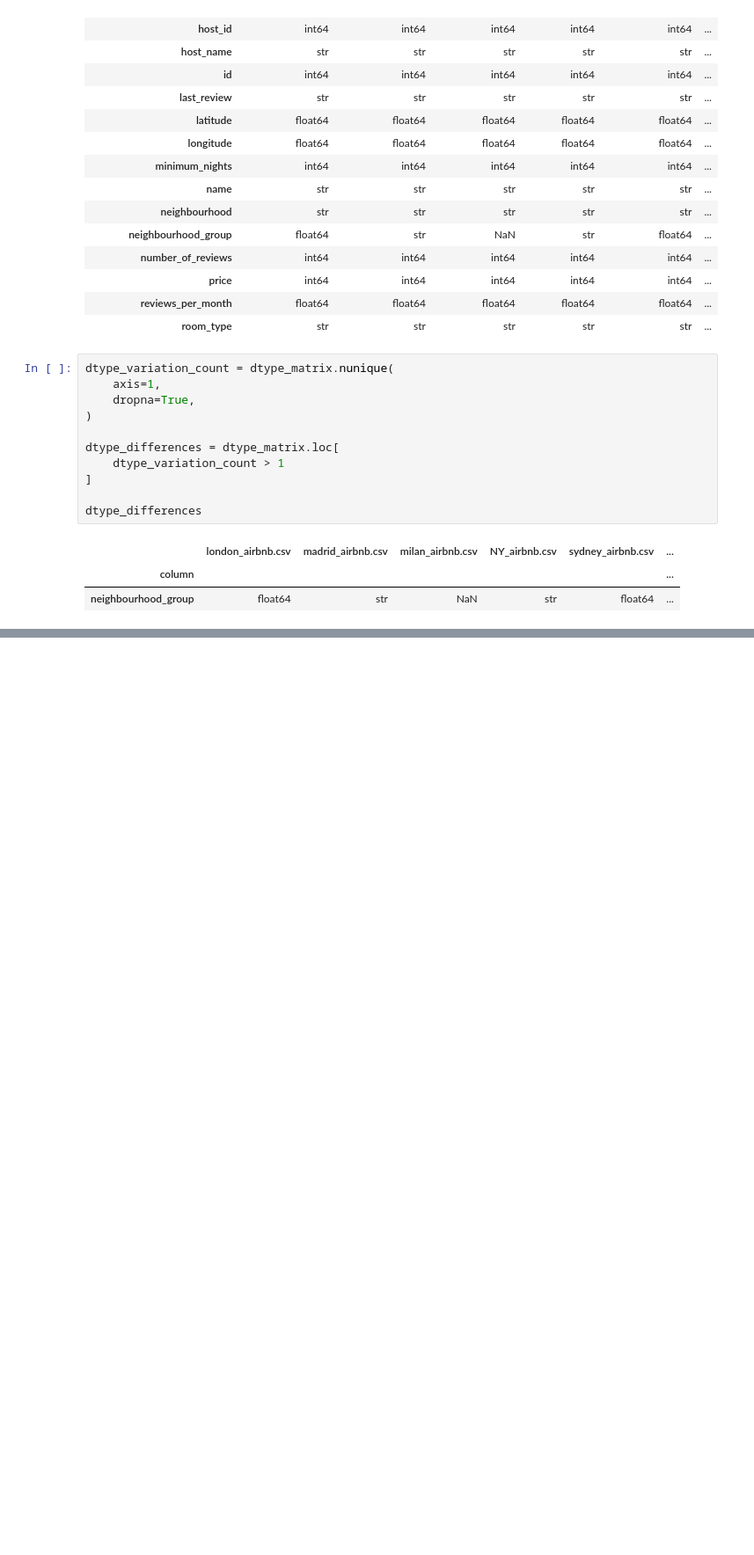
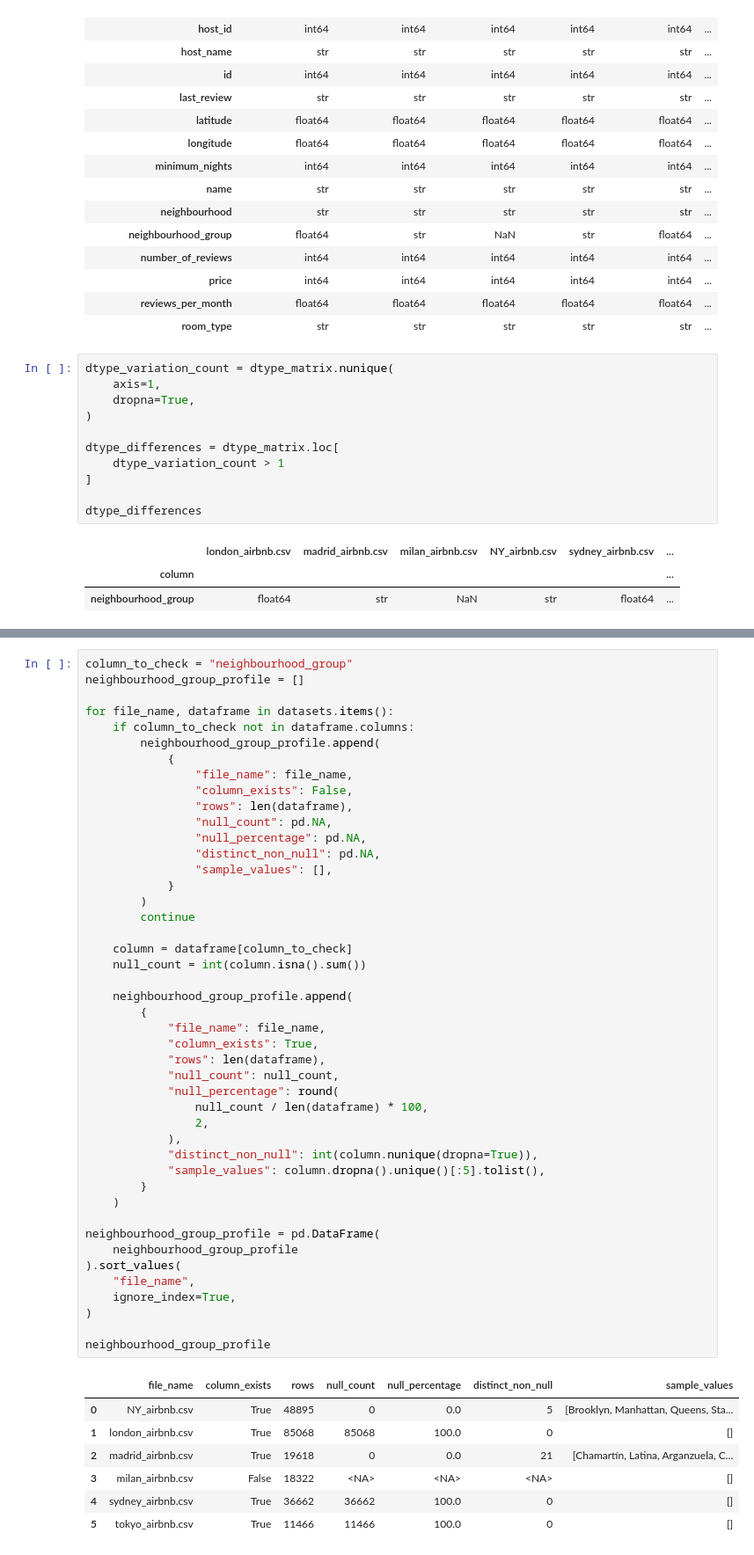
Before and after one commit to Bootcamp-IA-MAD-P7/project8-ad1, a Jupyter notebook: notebooks/01_data_inventory.ipynb, the cells around one changed output, grey strips where cells are left out. Shown at 88% size. Saved outputs shown, nothing was run; the diff lists cells and outputs as text; blank space fills up the shorter version.

```diff
--- a/notebooks/01_data_inventory.ipynb
+++ b/notebooks/01_data_inventory.ipynb
@@ -201,0 +220,53 @@ dtype_differences
+# %%
+column_to_check = "neighbourhood_group"
+neighbourhood_group_profile = []
+
+for file_name, dataframe in datasets.items():
+    if column_to_check not in dataframe.columns:
+        neighbourhood_group_profile.append(
+            {
+                "file_name": file_name,
+                "column_exists": False,
+                "rows": len(dataframe),
+                "null_count": pd.NA,
+                "null_percentage": pd.NA,
+                "distinct_non_null": pd.NA,
+                "sample_values": [],
+            }
+        )
+        continue
+
+    column = dataframe[column_to_check]
+    null_count = int(column.isna().sum())
+
+    neighbourhood_group_profile.append(
+        {
+            "file_name": file_name,
+            "column_exists": True,
+            "rows": len(dataframe),
+            "null_count": null_count,
+            "null_percentage": round(
+                null_count / len(dataframe) * 100,
+                2,
+            ),
+            "distinct_non_null": int(column.nunique(dropna=True)),
+            "sample_values": column.dropna().unique()[:5].tolist(),
+        }
+    )
+
+neighbourhood_group_profile = pd.DataFrame(
+    neighbourhood_group_profile
+).sort_values(
+    "file_name",
+    ignore_index=True,
+)
+
+neighbourhood_group_profile
+# %% [output]
+|  | file_name | column_exists | rows | null_count | null_percentage | distinct_non_null | sample_values |
+| 0 | NY_airbnb.csv | True | 48895 | 0 | 0.0 | 5 | [Brooklyn, Manhattan, Queens, Sta... |
+| 1 | london_airbnb.csv | True | 85068 | 85068 | 100.0 | 0 | [] |
+| 2 | madrid_airbnb.csv | True | 19618 | 0 | 0.0 | 21 | [Chamartín, Latina, Arganzuela, C... |
+| 3 | milan_airbnb.csv | False | 18322 | <NA> | <NA> | <NA> | [] |
+| 4 | sydney_airbnb.csv | True | 36662 | 36662 | 100.0 | 0 | [] |
+| 5 | tokyo_airbnb.csv | True | 11466 | 11466 | 100.0 | 0 | [] |
```
Also changed, not shown: parts of 17 cells of this notebook, 3 other files.
